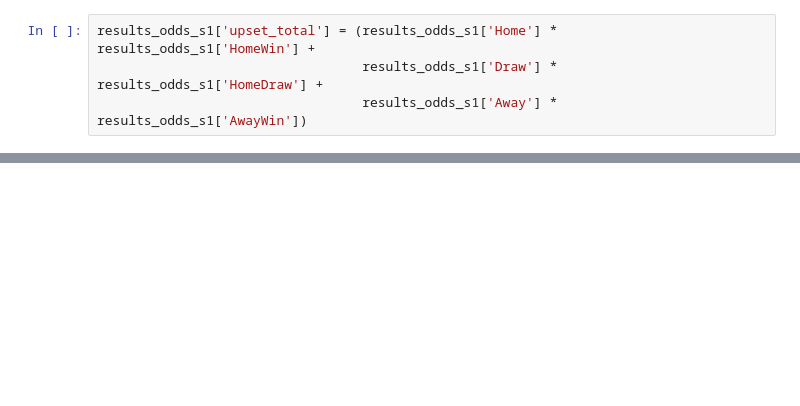
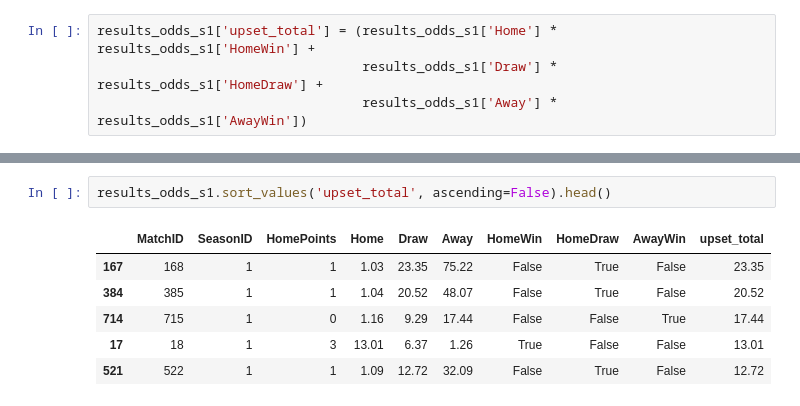
Before and after one commit to ch4413/football, a Jupyter notebook: notebooks/season_1_analysis.ipynb, the cells around one changed output, grey strips where cells are left out. Drawn from its saved outputs; the diff is of its cells as text; blank space fills up the shorter version.

```diff
--- a/notebooks/season_1_analysis.ipynb
+++ b/notebooks/season_1_analysis.ipynb
@@ -93,0 +100,9 @@ results[results['MatchID']==168]
+# %%
+results_odds_s1.sort_values('upset_total', ascending=False).head()
+# %% [output]
+|  | MatchID | SeasonID | HomePoints | Home | Draw | Away | HomeWin | HomeDraw | AwayWin | upset_total |
+| 167 | 168 | 1 | 1 | 1.03 | 23.35 | 75.22 | False | True | False | 23.35 |
+| 384 | 385 | 1 | 1 | 1.04 | 20.52 | 48.07 | False | True | False | 20.52 |
+| 714 | 715 | 1 | 0 | 1.16 | 9.29 | 17.44 | False | False | True | 17.44 |
+| 17 | 18 | 1 | 3 | 13.01 | 6.37 | 1.26 | True | False | False | 13.01 |
+| 521 | 522 | 1 | 1 | 1.09 | 12.72 | 32.09 | False | True | False | 12.72 |
```
Also changed, not shown: parts of 16 cells of this notebook, 2 other files.
